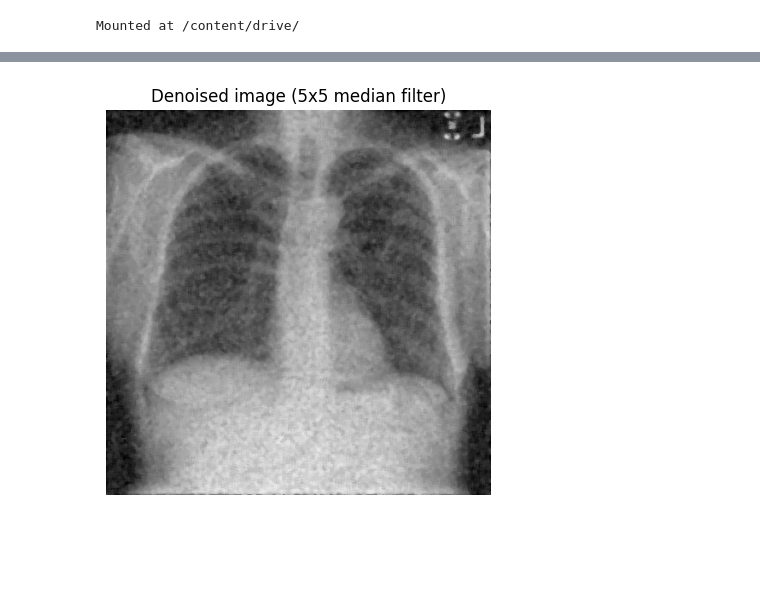
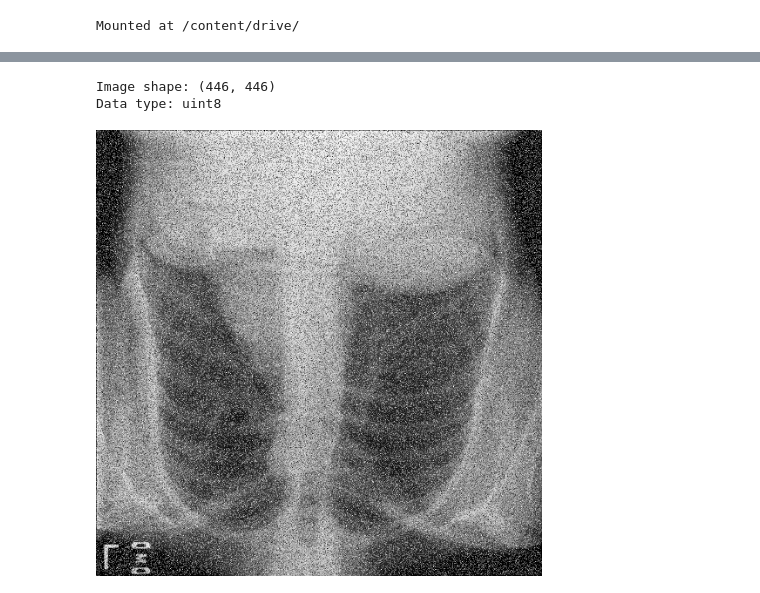
Before and after one commit to PinChe567/deeplearning_homework, a Jupyter notebook: 115080548_黃品喆_HW2.ipynb, the cells around one changed output, grey strips where cells are left out. Drawn from its saved outputs; the diff is of its cells as text; code cells hidden in the pictures; blank space fills up the shorter version.

```diff
--- a/115080548_黃品喆_HW2.ipynb
+++ b/115080548_黃品喆_HW2.ipynb
@@ -180,11 +147,27 @@ plt.show()
-# %%
-# Denoise by filter
-denoised = cv2.medianBlur(rotated, 5)
-
-plt.figure(figsize=(5, 5))
-plt.imshow(denoised, cmap="gray", vmin=0, vmax=255)
-plt.title("Denoised image (5x5 median filter)")
-plt.axis("off")
-plt.show()
-# %% [output]
-[figure, removed]
+# %%
+# read file
+import os
+import shutil
+import cv2
+from google.colab.patches import cv2_imshow
+
+output_path = '/content/drive/MyDrive/DL HW/115080548_黃品喆_HW2.png'
+backup_path = '/content/drive/MyDrive/DL HW/HW2.png'
+
+# Keep one copy of the original image so rerunning the notebook will not
+# repeatedly rotate/filter an already processed image.
+if not os.path.exists(backup_path):
+    shutil.copy2(output_path, backup_path)
+
+# Always process from the preserved original image.
+img = cv2.imread(backup_path, cv2.IMREAD_GRAYSCALE)
+if img is None:
+    raise FileNotFoundError(f'Cannot read image: {backup_path}')
+
+print('Image shape:', img.shape)
+print('Data type:', img.dtype)
+cv2_imshow(img)
+# %% [output]
+Image shape: (446, 446)
+Data type: uint8
+[figure, added]
```
Also changed, not shown: parts of 4 cells of this notebook, 1 other file.
